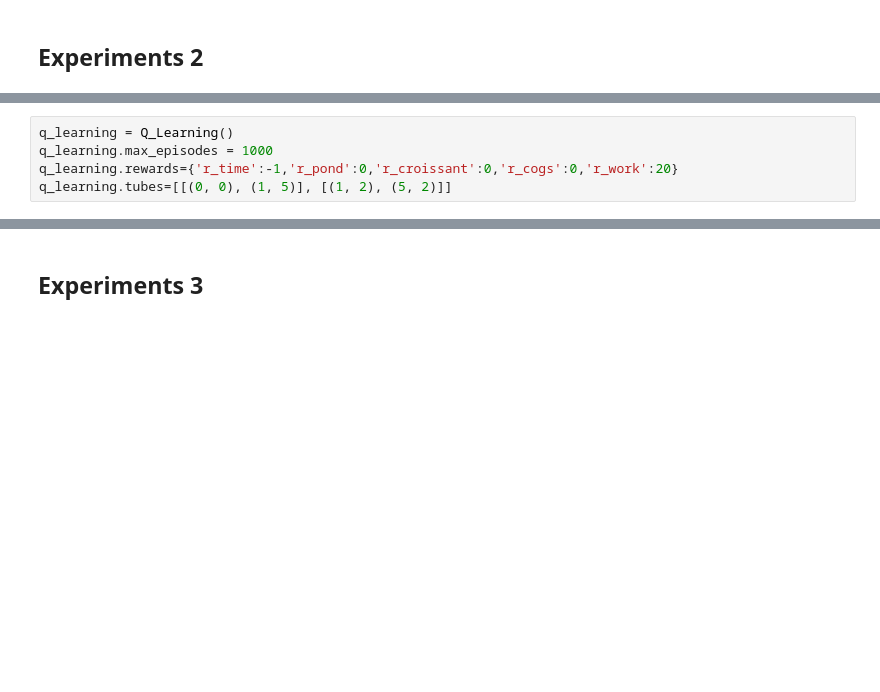
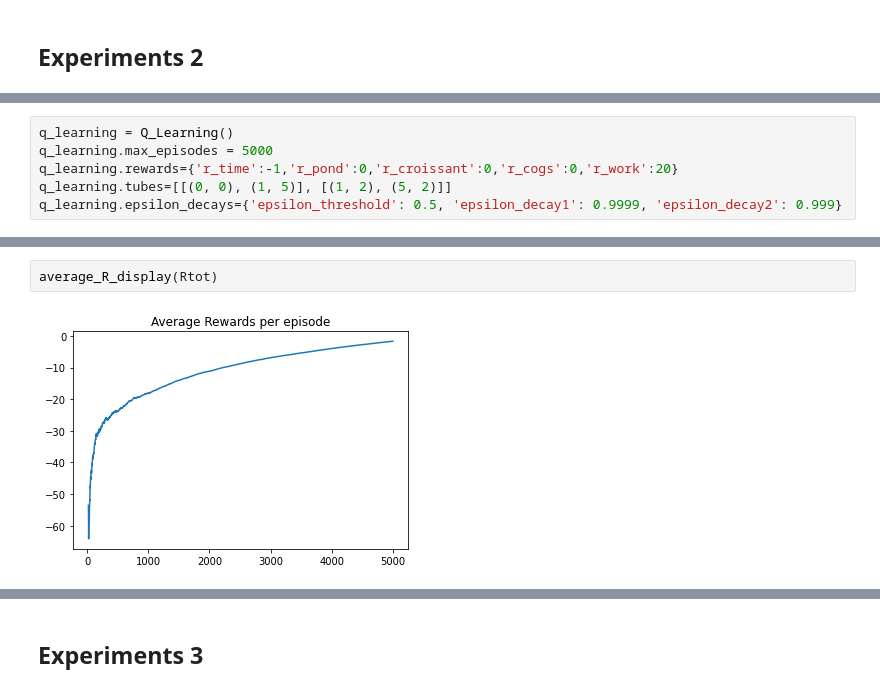
Before and after one commit to alexxcollins/Collins_Adib_INM707_CW, a Jupyter notebook: Experiments.ipynb, the cells around one changed output, grey strips where cells are left out. Saved outputs shown, nothing was run; the diff lists cells and outputs as text; blank space fills up the shorter version.

```diff
--- a/Experiments.ipynb
+++ b/Experiments.ipynb
@@ -120,8 +119,9 @@ If we work with gamma less than 0.8 the agent won't learn and he will stuck in a
 # %%
 q_learning = Q_Learning()
-q_learning.max_episodes = 1000
+q_learning.max_episodes = 5000
 q_learning.rewards={'r_time':-1,'r_pond':0,'r_croissant':0,'r_cogs':0,'r_work':20}
 q_learning.tubes=[[(0, 0), (1, 5)], [(1, 2), (5, 2)]]
+q_learning.epsilon_decays={'epsilon_threshold': 0.5, 'epsilon_decay1': 0.9999, 'epsilon_decay2': 0.999}
 # %%
 %%time
 a_hist, Q_hist, Rtot = q_learning.learn(0.1,0.8,0.9)
@@ -130,0 +131,4 @@ Wall time: 1.17 s
+# %%
+average_R_display(Rtot)
+# %% [output]
+[figure, added]
```
Also changed, not shown: parts of 52 cells of this notebook, 2 other files.
